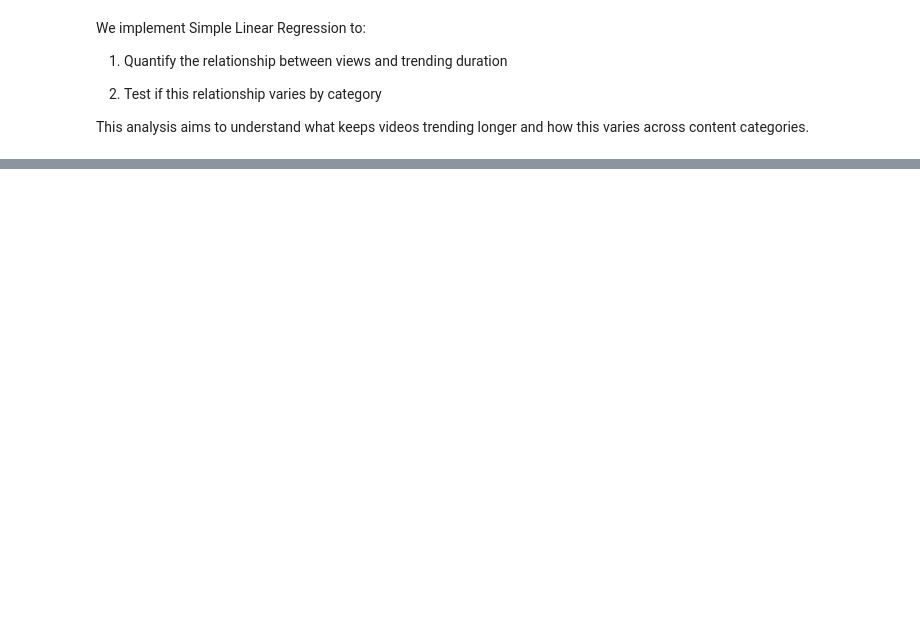
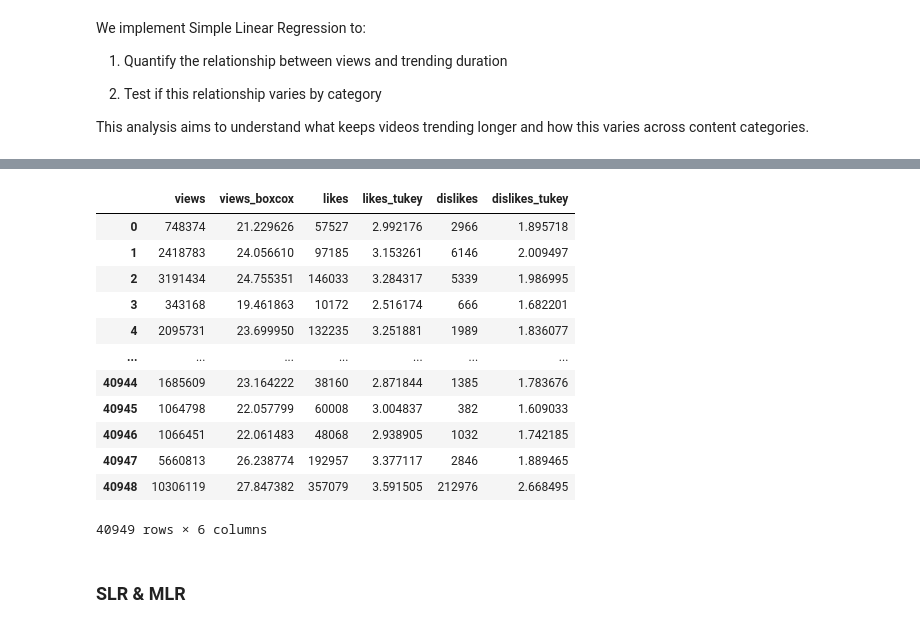
Before and after one commit to NoSkhil/youtube-trends-data-analysis, a Jupyter notebook: lab5.ipynb, the cells around one changed output, grey strips where cells are left out. Drawn from its saved outputs; the diff is of its cells as text; code cells hidden in the pictures; blank space fills up the shorter version.

```diff
--- a/lab5.ipynb
+++ b/lab5.ipynb
@@ -52,0 +88,32 @@ df = load_data()
+# %%
+# perform box-cox transformation
+df['views_boxcox'], _ = stats.boxcox(df['views'])
+
+
+# apply tukey's ladder
+def tukeys_ladder(data, power):
+  if power == 0:
+    return np.log(data)
+  return np.power(data, power)
+
+
+df['likes_tukey'] = tukeys_ladder(df['likes'], 0.1)
+df['dislikes_tukey'] = tukeys_ladder(df['dislikes'], 0.08)
+
+df[['views', 'views_boxcox', 'likes', 'likes_tukey', 'dislikes', 'dislikes_tukey']]
+# %% [output]
+|  | views | views_boxcox | likes | likes_tukey | dislikes | dislikes_tukey |
+| 0 | 748374 | 21.229626 | 57527 | 2.992176 | 2966 | 1.895718 |
+| 1 | 2418783 | 24.056610 | 97185 | 3.153261 | 6146 | 2.009497 |
+| 2 | 3191434 | 24.755351 | 146033 | 3.284317 | 5339 | 1.986995 |
+| 3 | 343168 | 19.461863 | 10172 | 2.516174 | 666 | 1.682201 |
+| 4 | 2095731 | 23.699950 | 132235 | 3.251881 | 1989 | 1.836077 |
+| ... | ... | ... | ... | ... | ... | ... |
+| 40944 | 1685609 | 23.164222 | 38160 | 2.871844 | 1385 | 1.783676 |
+| 40945 | 1064798 | 22.057799 | 60008 | 3.004837 | 382 | 1.609033 |
+| 40946 | 1066451 | 22.061483 | 48068 | 2.938905 | 1032 | 1.742185 |
+| 40947 | 5660813 | 26.238774 | 192957 | 3.377117 | 2846 | 1.889465 |
+| 40948 | 10306119 | 27.847382 | 357079 | 3.591505 | 212976 | 2.668495 |
+40949 rows × 6 columns
+# %% [markdown]
+### SLR & MLR
```
Also changed, not shown: parts of 14 cells of this notebook.
